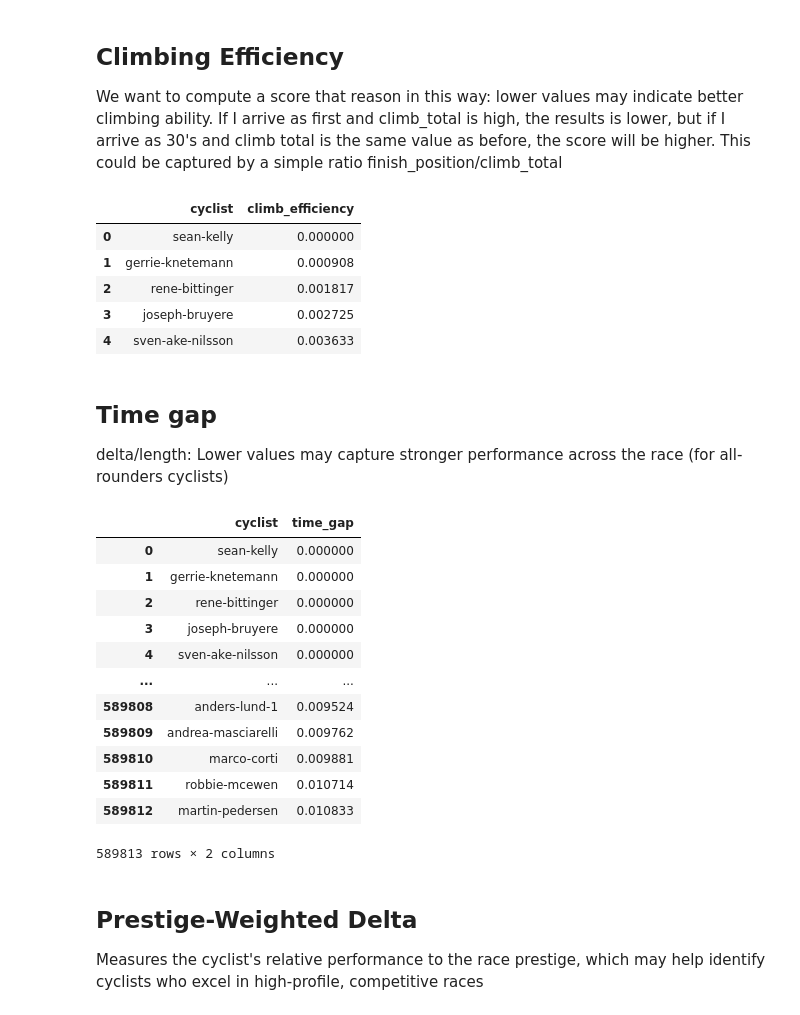
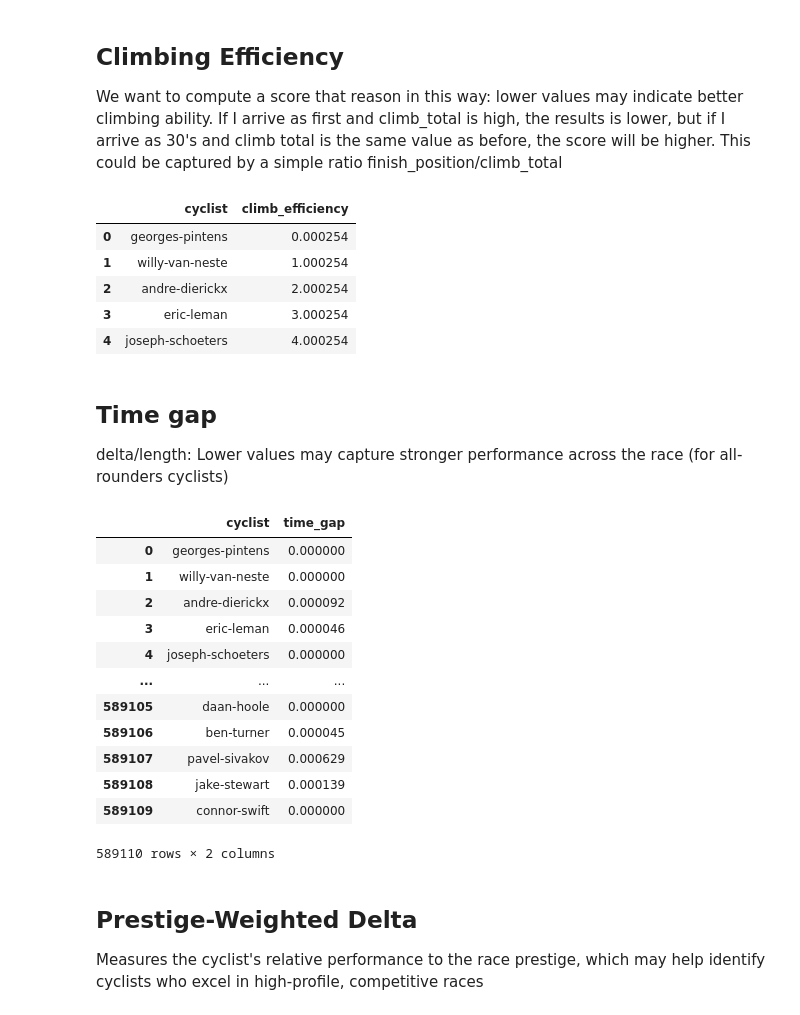
Before and after one commit to Dylan-Nico/Data-Mining-Cyclist-data, a Jupyter notebook: Feature_Enginering.ipynb, the cells around one changed output. Cells and saved outputs as stored; diff of their text form; code cells hidden in the pictures.

```diff
--- a/Feature_Enginering.ipynb
+++ b/Feature_Enginering.ipynb
@@ -127,30 +86,0 @@ Average number of races per cyclist: 96.78585493928455
-# %%
-# Convert date into right format removing noisy time (also done in the first notebook but for now REDO)
-df_races['date'] = df_races['date'].str.split(' ').str[0]
-df_races['date'] = pd.to_datetime(df_races['date'], format='%Y-%m-%d')
-
-# new column year
-df_races['year'] = df_races['date'].dt.year
-
-# Sort data by cyclist and date to ensure the most recent races are considered in order
-tmp = df_races.sort_values(by=['cyclist', 'date'])
-
-# Define the number of recent races to consider for the average position
-n = avg_races_per_cyclist.astype(int)
-
-# Calculate the rolling average of 'position' for each cyclist based on the last `n` races
-# min_periods parameter ensures that a cyclist does not have n races, the ones avaiable are used to the calculation
-df_races['avg_position_last_n_races'] = tmp.groupby('cyclist')['position'].rolling(window=n, min_periods=1).mean().reset_index(level=0, drop=True)
-
-# Extract the final avg_position_last_n_races for each cyclist in df_races
-df_avg_position = df_races.groupby('cyclist')['avg_position_last_n_races'].last().reset_index()
-
-# Merge with df_cyclists based on matching columns
-df_cyclists = df_cyclists.merge(df_avg_position, left_on='_url', right_on='cyclist', how='left')
-
-# Step 4: Drop redundant columns
-df_cyclists = df_cyclists.drop(columns=['cyclist'])
-df_races = df_races.drop(columns=['avg_position_last_n_races'])
-
-# Display the updated df_cyclists with the new column
-df_cyclists.head()
@@ -369,0 +319,13 @@ Compute metrics used in the consistency
+# %%
+# Step 1: Count the number of positions per cyclist
+cyclist_counts = df_races.groupby('cyclist')['position'].count()
+
+# Step 2: Identify cyclists with more than one position
+multi_position_cyclists = cyclist_counts[cyclist_counts > 1].index
+
+# Step 3: Filter `df_races` to keep only rows with these cyclists
+df_races = df_races[df_races['cyclist'].isin(multi_position_cyclists)]
+
+# Display the result
+print("Updated df_races without cyclists who have only one position:")
+print(df_races)
@@ -414,16 +386,16 @@ merged_df['PWR'] = merged_df["uci_points"]/merged_df["weight"]
 We want to compute a score that reason in this way: lower values may indicate better climbing ability. If I arrive as first and climb_total is high, the results is lower, but if I arrive as 30's and climb total is the same value as before, the score will be higher. This could be captured by a simple ratio finish_position/climb_total
 # %%
 # Compute Climbing efficiency (final_position / climb_total)
-merged_df['climb_efficiency'] = merged_df["position"]/merged_df["climb_total"]
+merged_df['climb_efficiency'] = merged_df["position"]+1/merged_df["climb_total"]
 
 merged_df[['cyclist', 'climb_efficiency']].head()
 # %% [output]
 |  | cyclist | climb_efficiency |
-| 0 | sean-kelly | 0.000000 |
-| 1 | gerrie-knetemann | 0.000908 |
-| 2 | rene-bittinger | 0.001817 |
-| 3 | joseph-bruyere | 0.002725 |
-| 4 | sven-ake-nilsson | 0.003633 |
+| 0 | georges-pintens | 0.000254 |
+| 1 | willy-van-neste | 1.000254 |
+| 2 | andre-dierickx | 2.000254 |
+| 3 | eric-leman | 3.000254 |
+| 4 | joseph-schoeters | 4.000254 |
 # %% [markdown]
 ## Time gap
 delta/length: Lower values may capture stronger performance across the race (for all-rounders cyclists)
@@ -434,18 +406,18 @@ merged_df['time_gap'] = merged_df["delta"]/merged_df["length"]
 merged_df[['cyclist', 'time_gap']]
 # %% [output]
 |  | cyclist | time_gap |
-| 0 | sean-kelly | 0.000000 |
-| 1 | gerrie-knetemann | 0.000000 |
-| 2 | rene-bittinger | 0.000000 |
-| 3 | joseph-bruyere | 0.000000 |
-| 4 | sven-ake-nilsson | 0.000000 |
+| 0 | georges-pintens | 0.000000 |
+| 1 | willy-van-neste | 0.000000 |
+| 2 | andre-dierickx | 0.000092 |
+| 3 | eric-leman | 0.000046 |
+| 4 | joseph-schoeters | 0.000000 |
 | ... | ... | ... |
-| 589808 | anders-lund-1 | 0.009524 |
-| 589809 | andrea-masciarelli | 0.009762 |
-| 589810 | marco-corti | 0.009881 |
-| 589811 | robbie-mcewen | 0.010714 |
-| 589812 | martin-pedersen | 0.010833 |
+| 589105 | daan-hoole | 0.000000 |
+| 589106 | ben-turner | 0.000045 |
+| 589107 | pavel-sivakov | 0.000629 |
+| 589108 | jake-stewart | 0.000139 |
+| 589109 | connor-swift | 0.000000 |
-589813 rows × 2 columns
+589110 rows × 2 columns
 # %% [markdown]
 ## Prestige-Weighted Delta
 Measures the cyclist's relative performance to the race prestige, which may help identify cyclists who excel in high-profile, competitive races
```
Also changed, not shown: parts of 23 cells of this notebook.
